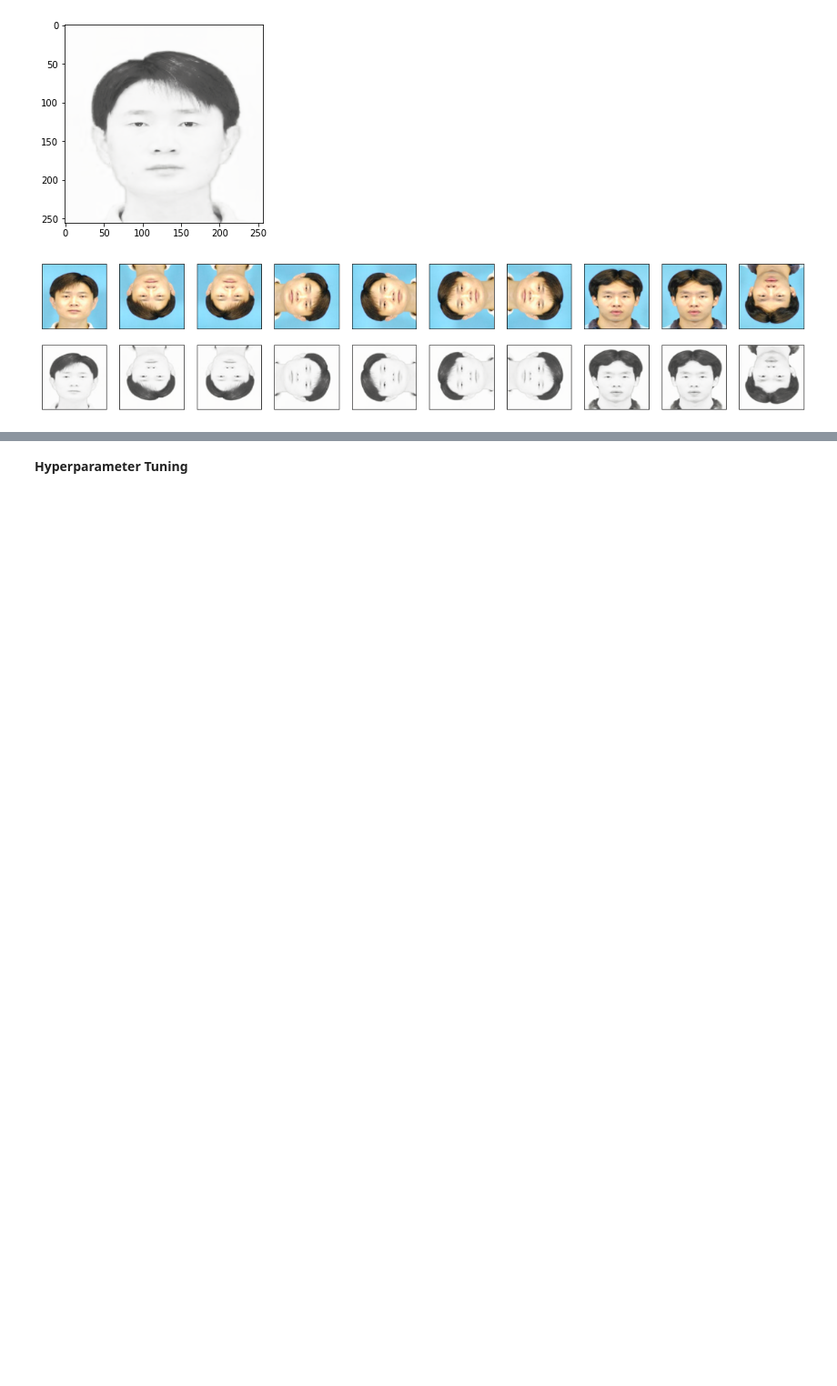
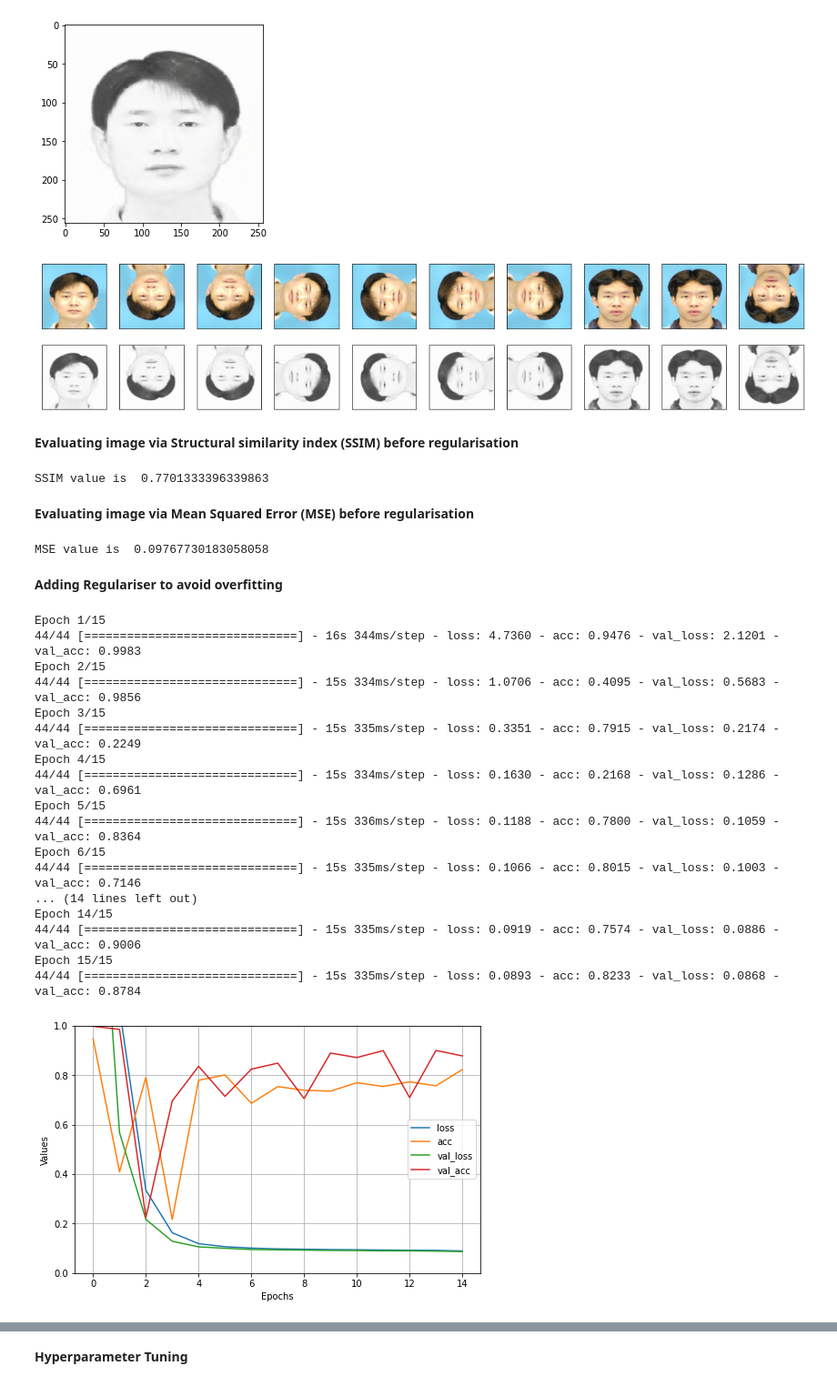
Before and after one commit to MithunKiniStar/AutoEncodersFaceSketch, a Jupyter notebook: Deep_Auto_Encoder.ipynb, the cells around one changed output, grey strips where cells are left out. Shown at 91% size. Saved outputs shown, nothing was run; the diff lists cells and outputs as text; code cells hidden in the pictures; blank space fills up the shorter version.

```diff
--- a/Deep_Auto_Encoder.ipynb
+++ b/Deep_Auto_Encoder.ipynb
@@ -206,3 +263,72 @@ for i in range(1, n + 1):
 plt.show()
 # %% [output]
 [figure]
+# %% [markdown]
+**Evaluating image via Structural similarity index (SSIM) before regularisation**
+# %%
+decoded_imgs = autoencoder.predict(test_image)
+decoded_imgs = decoded_imgs[0].reshape(256, 256, 3)
+print("SSIM value is ",ssim(test_sketch_image[0].reshape(256, 256, 3), decoded_imgs, multichannel = True))
+# %% [output]
+SSIM value is  0.7701333396339863
+# %% [markdown]
+**Evaluating image via Mean Squared Error (MSE) before regularisation**
+# %%
+mse = mean_squared_error(test_sketch_image[0].reshape(256, 256, 3), decoded_imgs)
+print("MSE value is ",mse)
+# %% [output]
+MSE value is  0.09767730183058058
+# %% [markdown]
+**Adding Regulariser to avoid overfitting**
+# %%
+from keras import layers
+input_img = keras.Input(shape=(256, 256, 3))
+encoded = layers.Dense(128, activation='relu',activity_regularizer=regularizers.l2(10e-5))(input_img)
+encoded = layers.Dense(64, activation='relu')(encoded)
+encoded = layers.Dense(32, activation='relu')(encoded)
+
+decoded_reg = layers.Dense(64, activation='relu')(encoded)
+decoded_reg = layers.Dense(128, activation='relu')(decoded_reg)
+decoded_reg = layers.Dense(3, activation='sigmoid')(decoded_reg)
+
+autoencoder_reg = keras.Model(input_img, decoded_reg)
+autoencoder_reg.compile(optimizer = tf.keras.optimizers.Adam(learning_rate = 0.001), loss = 'mean_absolute_error',
+              metrics = ['acc'])
+# %%
+hist = autoencoder_reg.fit(train_image, train_sketch_image,
+                epochs=15,
+                shuffle=True,
+                validation_data=(test_image, test_sketch_image))
+
+
+# plt.plot(hist.history["loss"]);
+# plt.xlabel('Epochs');
+# plt.ylabel('Training Error');
+import pandas as pd
+import matplotlib.pyplot as plt
+
+pd.DataFrame(hist.history).plot(figsize=(8, 5))
+plt.grid(True)
+plt.gca().set_ylim(0, 1)
+plt.xlabel('Epochs');
+plt.ylabel('Values');
+plt.show()
+# %% [output]
+Epoch 1/15
+44/44 [==============================] - 16s 344ms/step - loss: 4.7360 - acc: 0.9476 - val_loss: 2.1201 - val_acc: 0.9983
+Epoch 2/15
+44/44 [==============================] - 15s 334ms/step - loss: 1.0706 - acc: 0.4095 - val_loss: 0.5683 - val_acc: 0.9856
+Epoch 3/15
+44/44 [==============================] - 15s 335ms/step - loss: 0.3351 - acc: 0.7915 - val_loss: 0.2174 - val_acc: 0.2249
+Epoch 4/15
+44/44 [==============================] - 15s 334ms/step - loss: 0.1630 - acc: 0.2168 - val_loss: 0.1286 - val_acc: 0.6961
+Epoch 5/15
+44/44 [==============================] - 15s 336ms/step - loss: 0.1188 - acc: 0.7800 - val_loss: 0.1059 - val_acc: 0.8364
+Epoch 6/15
+44/44 [==============================] - 15s 335ms/step - loss: 0.1066 - acc: 0.8015 - val_loss: 0.1003 - val_acc: 0.7146
+... (14 lines left out)
+Epoch 14/15
+44/44 [==============================] - 15s 335ms/step - loss: 0.0919 - acc: 0.7574 - val_loss: 0.0886 - val_acc: 0.9006
+Epoch 15/15
+44/44 [==============================] - 15s 335ms/step - loss: 0.0893 - acc: 0.8233 - val_loss: 0.0868 - val_acc: 0.8784
+[figure, added]
```
Also changed, not shown: parts of 26 cells of this notebook.
